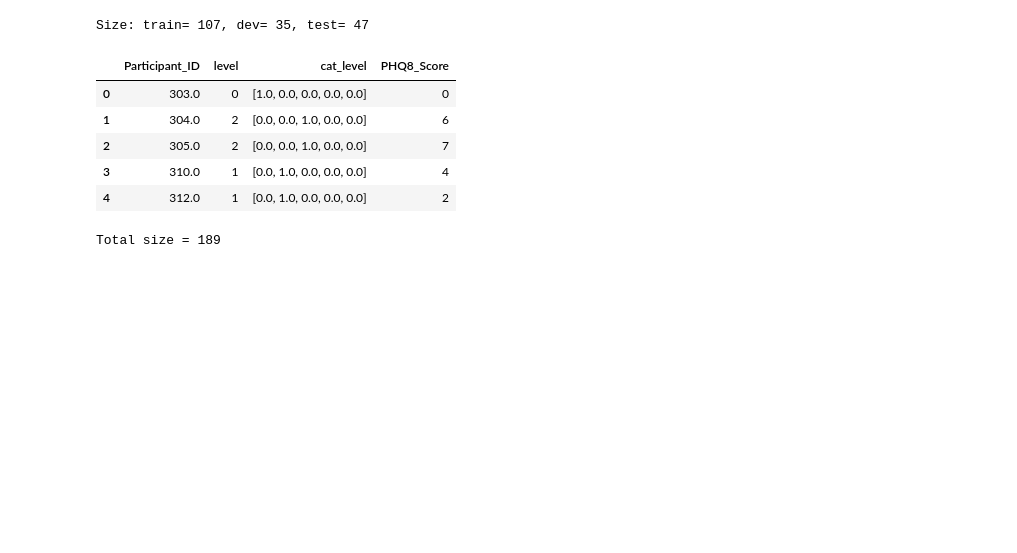
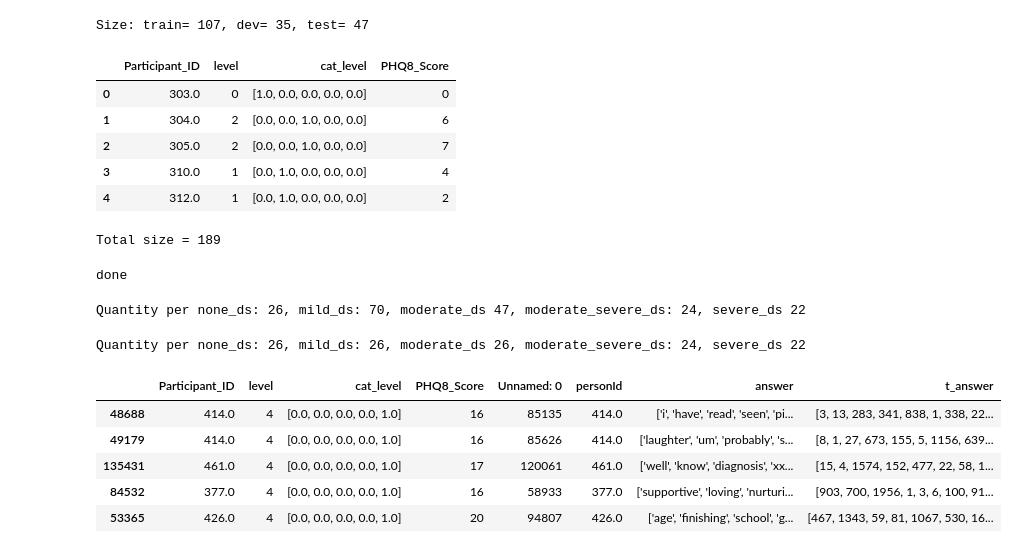
Before and after one commit to Prahlad-K/Depression_Detection, a Jupyter notebook: Raganca_Text.ipynb, the cells around one changed output. Cells and saved outputs as stored; diff of their text form; code cells hidden in the pictures; blank space fills up the shorter version.

```diff
--- a/Raganca_Text.ipynb
+++ b/Raganca_Text.ipynb
@@ -476,3 +436,8 @@ total_phq8 = len(ds_total)
 print("Total size = {}".format(total_phq8))
 # %% [output]
 Total size = 189
+# %%
+ds_total.to_csv(data_path + 'ds_total.csv', sep = '\t')
+print('done')
+# %% [output]
+done
@@ -478,0 +452,52 @@ Total size = 189
+# %%
+
+none_ds, mild_ds, moderate_ds, moderate_severe_ds, severe_ds = split_by_phq_level(ds_total)
+print("Quantity per none_ds: {}, mild_ds: {}, moderate_ds {}, moderate_severe_ds: {}, severe_ds {}".format(len(none_ds), len(mild_ds), len(moderate_ds), len(moderate_severe_ds), len(severe_ds)))
+# %% [output]
+Quantity per none_ds: 26, mild_ds: 70, moderate_ds 47, moderate_severe_ds: 24, severe_ds 22
+# %%
+b_none_ds = ds_total[ds_total['level']==0]
+b_mild_ds = ds_total[ds_total['level']==1].sample(26)
+b_moderate_ds = ds_total[ds_total['level']==2].sample(26)
+b_moderate_severe_ds = ds_total[ds_total['level']==3]
+b_severe_ds = ds_total[ds_total['level']==4]
+
+ds_total_b = pd.concat([b_none_ds, b_mild_ds, b_moderate_ds, b_moderate_severe_ds, b_severe_ds])
+print("Quantity per none_ds: {}, mild_ds: {}, moderate_ds {}, moderate_severe_ds: {}, severe_ds {}".format(len(b_none_ds), len(b_mild_ds), len(b_moderate_ds), len(b_moderate_severe_ds), len(b_severe_ds)))
+# %% [output]
+Quantity per none_ds: 26, mild_ds: 26, moderate_ds 26, moderate_severe_ds: 24, severe_ds 22
+# %%
+ds_lp = pd.merge(ds_total, phrases_lp,left_on='Participant_ID', right_on='personId')
+ds_lp_b = pd.merge(ds_total_b, phrases_lp,left_on='Participant_ID', right_on='personId')
+# %%
+def distribute_instances(ds, split_in = [70,14,16]):
+    ds_shuffled = ds.sample(frac=1)
+    none_ds, mild_ds, moderate_ds, moderate_severe_ds, severe_ds = split_by_phq_level(ds_shuffled)
+    eq_ds = dict()
+    prev_none = prev_mild = prev_moderate = prev_moderate_severe = prev_severe = 0
+    split = split_in
+    for p in split:
+        last_none = min(len(none_ds), prev_none + round(len(none_ds) * p/100))
+        last_mild = min(len(mild_ds), prev_mild + round(len(mild_ds) * p/100))
+        last_moderate = min(len(moderate_ds), prev_moderate + round(len(moderate_ds) * p/100))
+        last_moderate_severe = min(len(moderate_severe_ds), prev_moderate_severe + round(len(moderate_severe_ds) * p/100))
+        last_severe = min(len(severe_ds), prev_severe + round(len(severe_ds) * p/100))
+        eq_ds['d'+str(p)] = pd.concat([none_ds[prev_none: last_none], mild_ds[prev_mild: last_mild], moderate_ds[prev_moderate: last_moderate], moderate_severe_ds[prev_moderate_severe: last_moderate_severe], severe_ds[prev_severe: last_severe]])
+        prev_none = last_none
+        prev_mild = last_mild
+        prev_moderate = last_moderate
+        prev_moderate_severe = last_moderate_severe
+        prev_severe = last_severe
+    return (eq_ds['d70'], eq_ds['d14'], eq_ds['d16'])
+# %%
+train_lp, dev_lp, test_lp = distribute_instances(ds_lp)
+train_lp_b, dev_lp_b, test_lp_b = distribute_instances(ds_lp_b)
+# %%
+train_lp.tail()
+# %% [output]
+|  | Participant_ID | level | cat_level | PHQ8_Score | Unnamed: 0 | personId | answer | t_answer |
+| 48688 | 414.0 | 4 | [0.0, 0.0, 0.0, 0.0, 1.0] | 16 | 85135 | 414.0 | ['i', 'have', 'read', 'seen', 'pi... | [3, 13, 283, 341, 838, 1, 338, 22... |
+| 49179 | 414.0 | 4 | [0.0, 0.0, 0.0, 0.0, 1.0] | 16 | 85626 | 414.0 | ['laughter', 'um', 'probably', 's... | [8, 1, 27, 673, 155, 5, 1156, 639... |
+| 135431 | 461.0 | 4 | [0.0, 0.0, 0.0, 0.0, 1.0] | 17 | 120061 | 461.0 | ['well', 'know', 'diagnosis', 'xx... | [15, 4, 1574, 152, 477, 22, 58, 1... |
+| 84532 | 377.0 | 4 | [0.0, 0.0, 0.0, 0.0, 1.0] | 16 | 58933 | 377.0 | ['supportive', 'loving', 'nurturi... | [903, 700, 1956, 1, 3, 6, 100, 91... |
+| 53365 | 426.0 | 4 | [0.0, 0.0, 0.0, 0.0, 1.0] | 20 | 94807 | 426.0 | ['age', 'finishing', 'school', 'g... | [467, 1343, 59, 81, 1067, 530, 16... |
```
Also changed, not shown: parts of 44 cells of this notebook, 2 other files.
